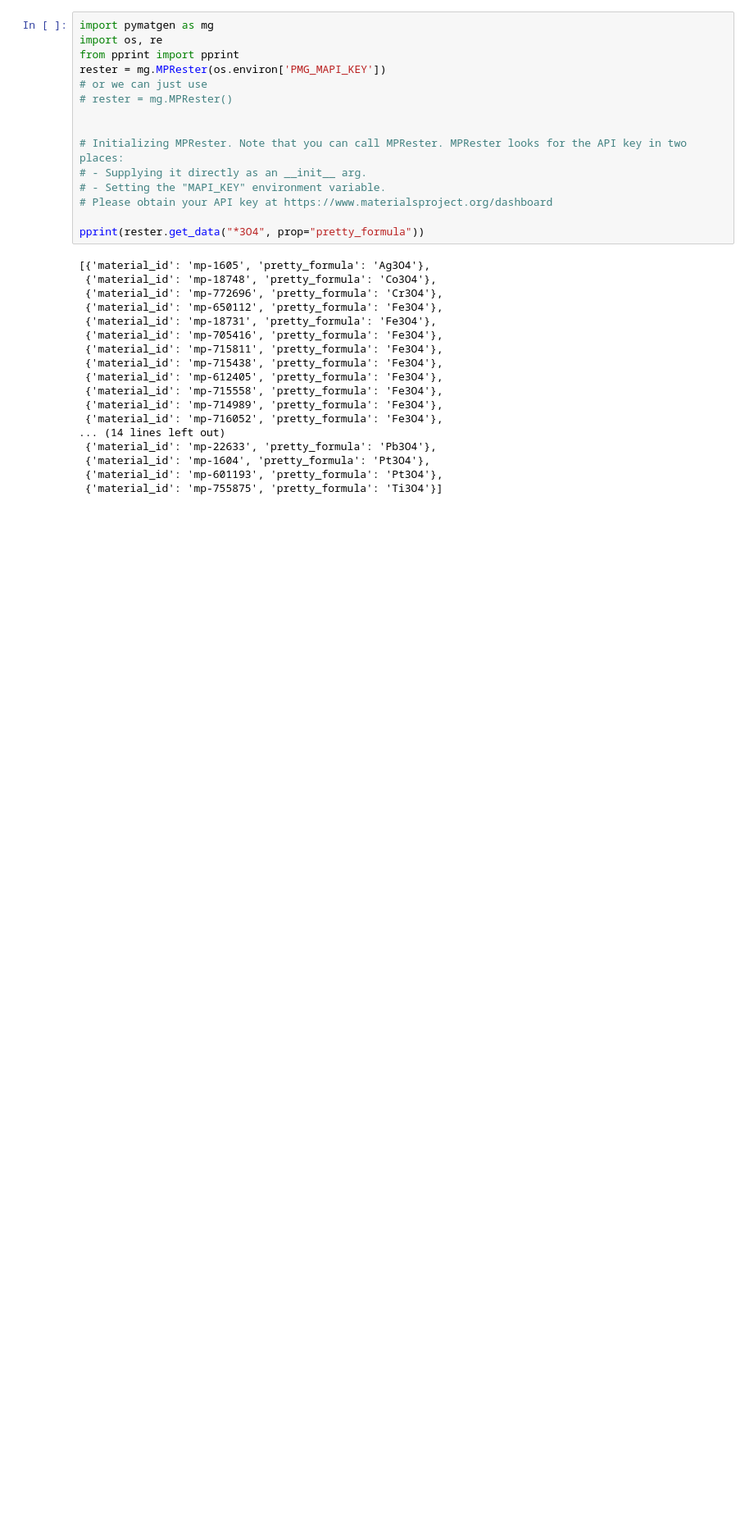
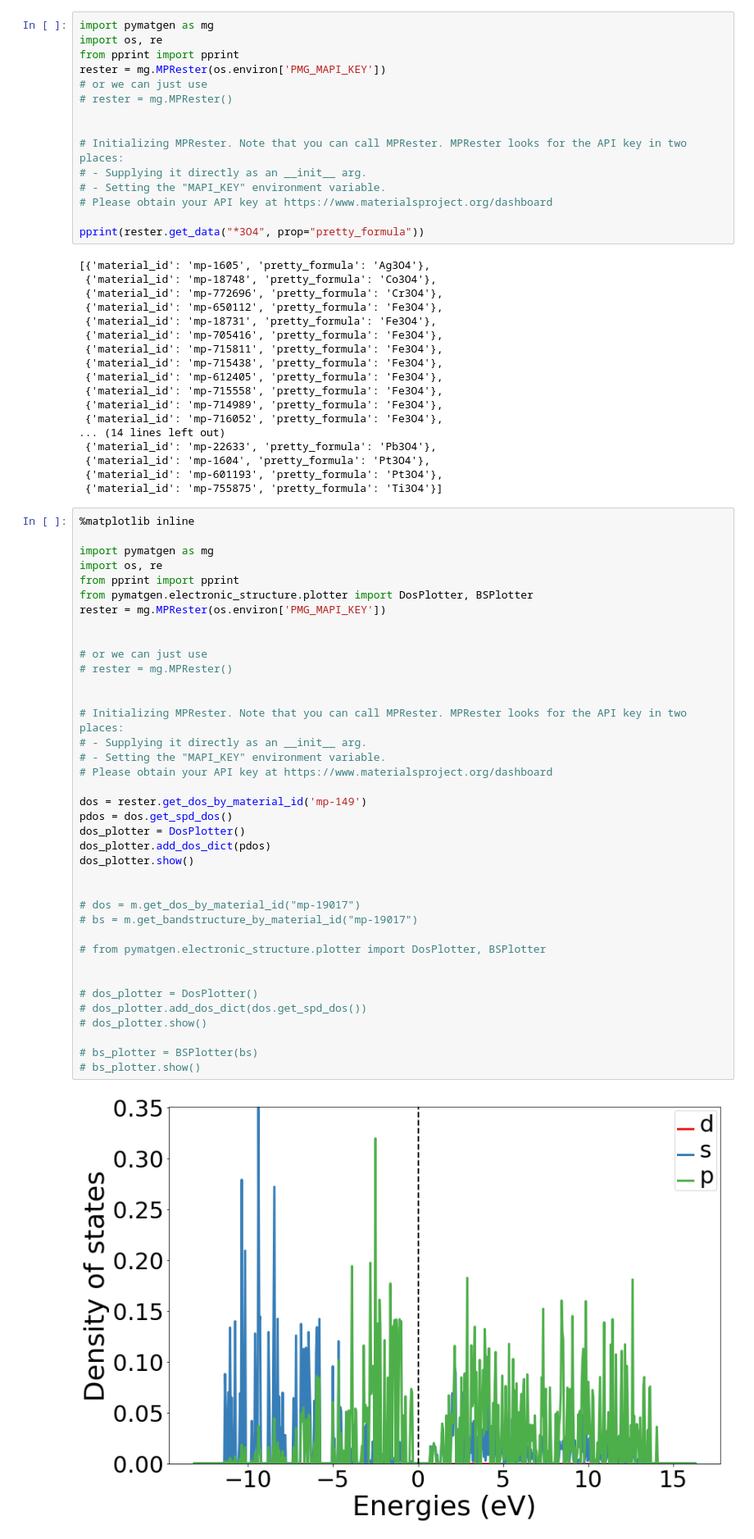
Before and after one commit to yw-fang/pymatgen-notebook, a Jupyter notebook: notebooks/20180508-0510-quiry-methods.ipynb, the cells around one changed output. Shown at 82% size. Cells and saved outputs as stored; diff of their text form; blank space fills up the shorter version.

Commit message:
plot dos and bands for a specfied mp-ID

```diff
--- a/notebooks/20180508-0510-quiry-methods.ipynb
+++ b/notebooks/20180508-0510-quiry-methods.ipynb
@@ -280,3 +280,43 @@ pprint(rester.get_data("*3O4", prop="pretty_formula"))
  {'material_id': 'mp-1604', 'pretty_formula': 'Pt3O4'},
  {'material_id': 'mp-601193', 'pretty_formula': 'Pt3O4'},
  {'material_id': 'mp-755875', 'pretty_formula': 'Ti3O4'}]
+# %%
+%matplotlib inline
+
+import pymatgen as mg
+import os, re
+from pprint import pprint
+from pymatgen.electronic_structure.plotter import DosPlotter, BSPlotter
+rester = mg.MPRester(os.environ['PMG_MAPI_KEY'])
+
+
+# or we can just use
+# rester = mg.MPRester()
+
+
+# Initializing MPRester. Note that you can call MPRester. MPRester looks for the API key in two places:
+# - Supplying it directly as an __init__ arg.
+# - Setting the "MAPI_KEY" environment variable.
+# Please obtain your API key at https://www.materialsproject.org/dashboard
+
+dos = rester.get_dos_by_material_id('mp-149')
+pdos = dos.get_spd_dos()
+dos_plotter = DosPlotter()
+dos_plotter.add_dos_dict(pdos)
+dos_plotter.show()
+
+
+# dos = m.get_dos_by_material_id("mp-19017")
+# bs = m.get_bandstructure_by_material_id("mp-19017")
+
+# from pymatgen.electronic_structure.plotter import DosPlotter, BSPlotter
+
+
+# dos_plotter = DosPlotter()
+# dos_plotter.add_dos_dict(dos.get_spd_dos())
+# dos_plotter.show()
+
+# bs_plotter = BSPlotter(bs)
+# bs_plotter.show()
+# %% [output]
+[figure, added]
```
Also changed, not shown: parts of 1 cell of this notebook.
